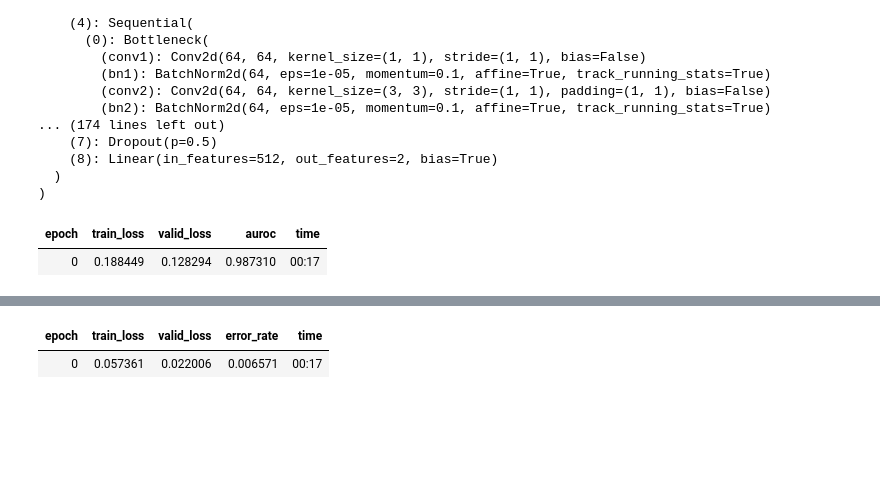
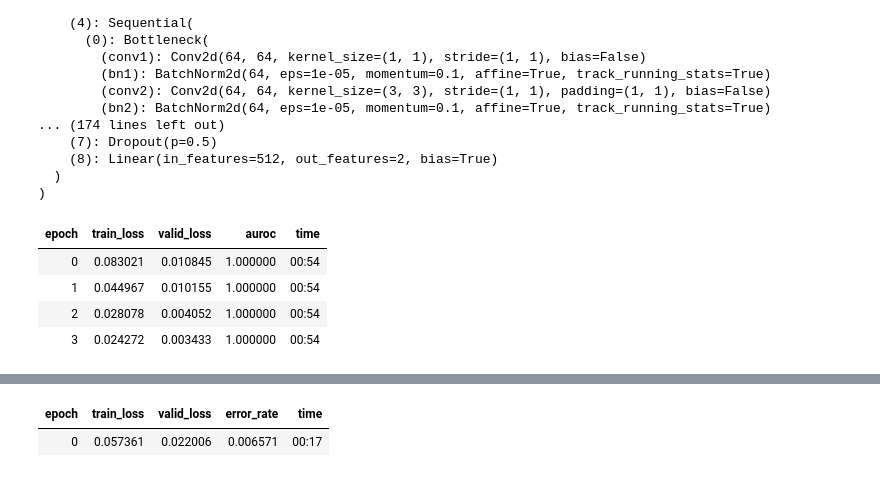
Before and after one commit to Huizerd/cactuses, a Jupyter notebook: cactuses/cactuses.ipynb, the cells around one changed output, grey strips where cells are left out. Saved outputs shown, nothing was run; the diff lists cells and outputs as text; code cells hidden in the pictures; blank space fills up the shorter version.

```diff
--- a/cactuses/cactuses.ipynb
+++ b/cactuses/cactuses.ipynb
@@ -1,8 +1,9 @@
 # %%
 import pandas as pd
+from pathlib import Path
 from fastai.vision import *
 from fastai.metrics import AUROC
 %matplotlib inline
 
 # Data locations
-path = "data/"
+path = Path("data/")
@@ -23 +22,13 @@ data = ImageDataBunch.from_csv(
+# %%
+tfms = get_transforms(flip_vert=True)
+# %%
+test = ImageList.from_csv(path, folder="test", csv_name="sample_submission.csv")
+train = (ImageList.from_csv(path, folder="train", csv_name="train.csv")
+    .split_by_rand_pct(0.01)
+    .label_from_df()
+    .add_test(test)
+    .transform(tfms, size=128)
+    .databunch(path=".", bs=64)
+    .normalize(imagenet_stats)
+        )
 # %%
@@ -57,6 +40,7 @@ def roc_curve(input:Tensor, targ:Tensor):
 # %%
-# Using AUROC() works, but auc_roc_curve directly not??
-learn = cnn_learner(data, models.resnet50, metrics=AUROC())
+# Using AUROC() works, but auc_roc_curve directly not?
+# --> See https://github.com/fastai/fastai/issues/1939
+learn = cnn_learner(train, models.resnet50, metrics=AUROC())
 # %%
 learn.model
 # %% [output]
@@ -78,8 +62,11 @@ Sequential(
   )
 )
 # %%
-learn.fit_one_cycle(1)
+learn.fit_one_cycle(4)
 # %% [output]
 | epoch | train_loss | valid_loss | auroc | time |
-| 0 | 0.188449 | 0.128294 | 0.987310 | 00:17 |
+| 0 | 0.083021 | 0.010845 | 1.000000 | 00:54 |
+| 1 | 0.044967 | 0.010155 | 1.000000 | 00:54 |
+| 2 | 0.028078 | 0.004052 | 1.000000 | 00:54 |
+| 3 | 0.024272 | 0.003433 | 1.000000 | 00:54 |
 # %%
```
Also changed, not shown: parts of 18 cells of this notebook, 3 other files.
